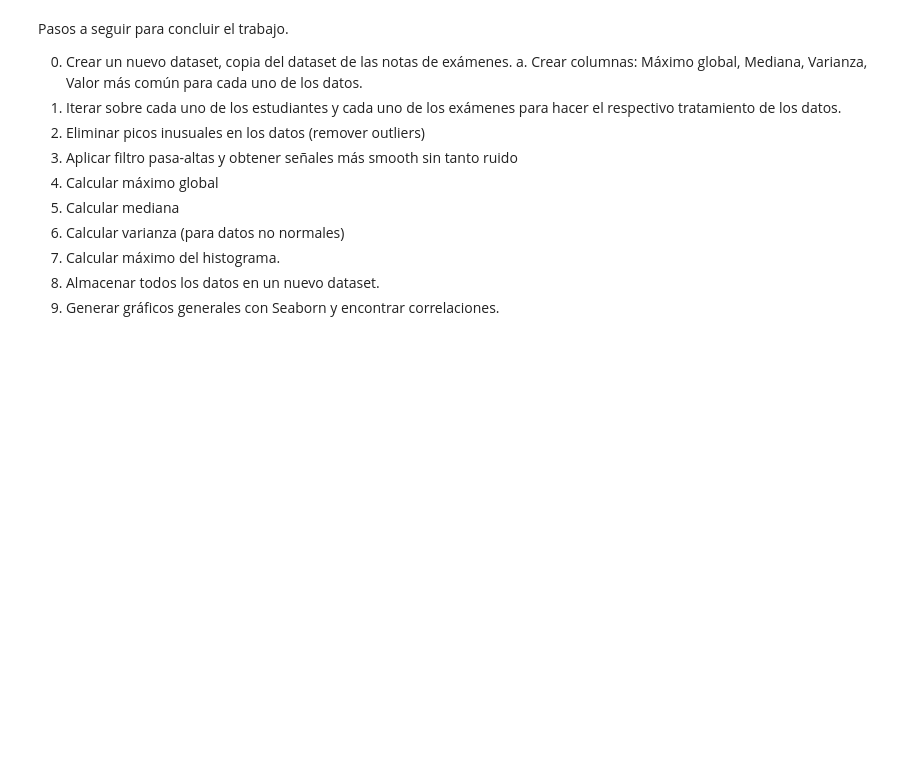
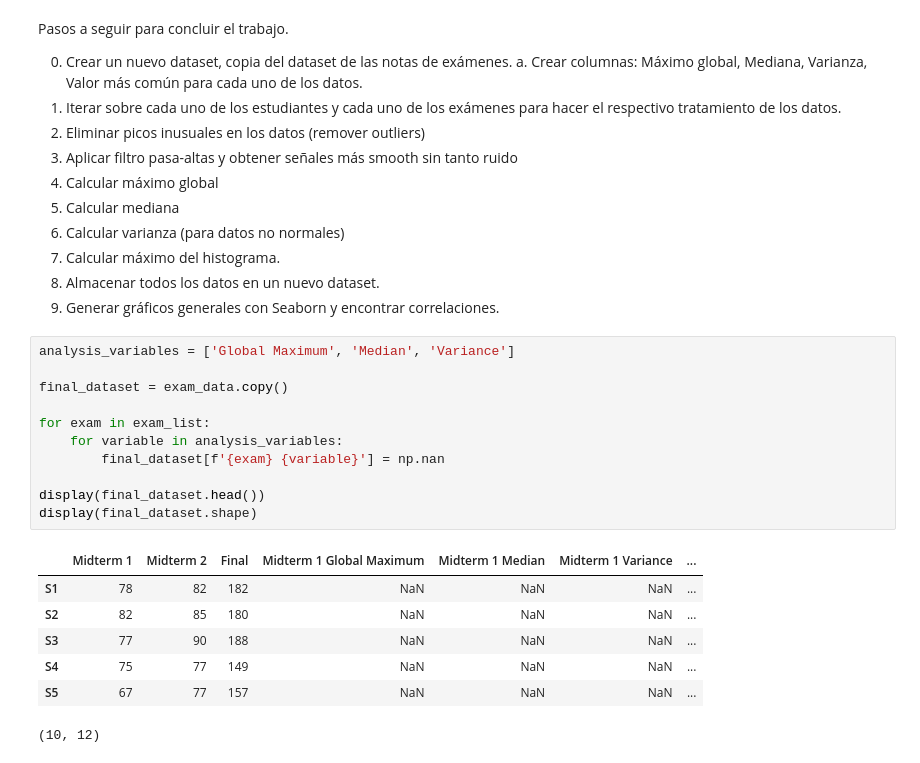
Before and after one commit to jsForeroBiomed/wearable-stress-exam-performance, a Jupyter notebook: Physiological-signals.ipynb, the cells around one changed output. Cells and saved outputs as stored; diff of their text form; blank space fills up the shorter version.

```diff
--- a/Physiological-signals.ipynb
+++ b/Physiological-signals.ipynb
@@ -390,3 +406,22 @@ Pasos a seguir para concluir el trabajo.
 7. Calcular máximo del histograma.
 8. Almacenar todos los datos en un nuevo dataset.
 9. Generar gráficos generales con Seaborn y encontrar correlaciones.
+# %%
+analysis_variables = ['Global Maximum', 'Median', 'Variance']
+
+final_dataset = exam_data.copy()
+
+for exam in exam_list:
+    for variable in analysis_variables:
+        final_dataset[f'{exam} {variable}'] = np.nan
+
+display(final_dataset.head())
+display(final_dataset.shape)
+# %% [output]
+|  | Midterm 1 | Midterm 2 | Final | Midterm 1 Global Maximum | Midterm 1 Median | Midterm 1 Variance | ... |
+| S1 | 78 | 82 | 182 | NaN | NaN | NaN | ... |
+| S2 | 82 | 85 | 180 | NaN | NaN | NaN | ... |
+| S3 | 77 | 90 | 188 | NaN | NaN | NaN | ... |
+| S4 | 75 | 77 | 149 | NaN | NaN | NaN | ... |
+| S5 | 67 | 77 | 157 | NaN | NaN | NaN | ... |
+(10, 12)
```
Also changed, not shown: parts of 5 cells of this notebook.
